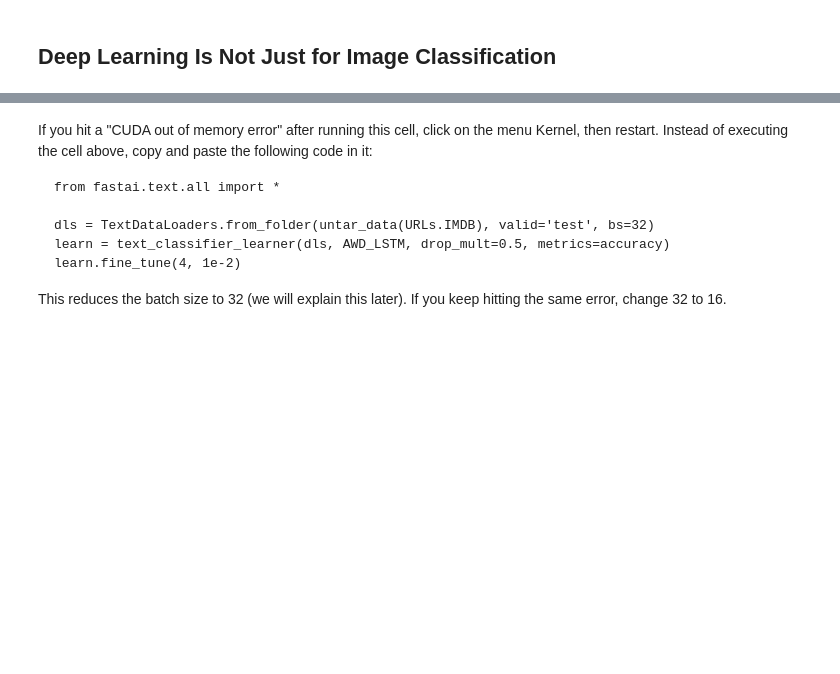
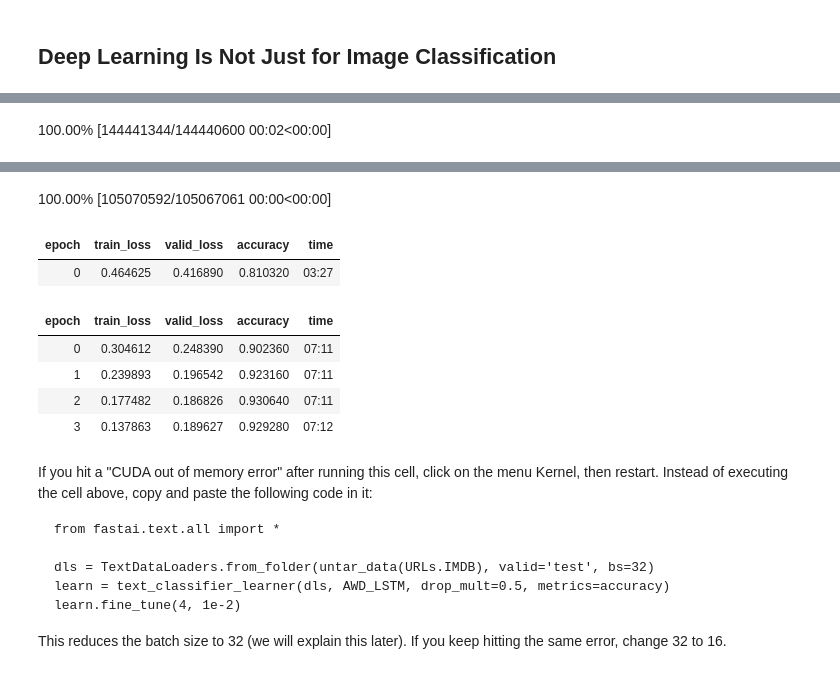
Before and after one commit to OnurKerimoglu/fastbook, a Jupyter notebook: clean/01_intro.ipynb, the cells around one changed output, grey strips where cells are left out. Cells and saved outputs as stored; diff of their text form; code cells hidden in the pictures; blank space fills up the shorter version.

```diff
--- a/clean/01_intro.ipynb
+++ b/clean/01_intro.ipynb
@@ -141,6 +174,12 @@ learn.show_results(max_n=6, figsize=(7,8))
 # %%
 from fastai.text.all import *
 
-dls = TextDataLoaders.from_folder(untar_data(URLs.IMDB), valid='test')
-learn = text_classifier_learner(dls, AWD_LSTM, drop_mult=0.5, metrics=accuracy)
+dls = TextDataLoaders.from_folder(untar_data(URLs.IMDB),
+                                  valid='test')
+learn = text_classifier_learner(dls,
+                                AWD_LSTM,
+                                drop_mult=0.5,
+                                metrics=accuracy)
 learn.fine_tune(4, 1e-2)
+# %% [output]
+100.00% [144441344/144440600 00:02<00:00]
@@ -147,3 +187,11 @@ learn.fine_tune(4, 1e-2)
+100.00% [105070592/105067061 00:00<00:00]
+| epoch | train_loss | valid_loss | accuracy | time |
+| 0 | 0.464625 | 0.416890 | 0.810320 | 03:27 |
+| epoch | train_loss | valid_loss | accuracy | time |
+| 0 | 0.304612 | 0.248390 | 0.902360 | 07:11 |
+| 1 | 0.239893 | 0.196542 | 0.923160 | 07:11 |
+| 2 | 0.177482 | 0.186826 | 0.930640 | 07:11 |
+| 3 | 0.137863 | 0.189627 | 0.929280 | 07:12 |
 # %% [markdown]
 If you hit a "CUDA out of memory error" after running this cell, click on the menu Kernel, then restart. Instead of executing the cell above, copy and paste the following code in it:
 
```
Also changed, not shown: parts of 13 cells of this notebook.
